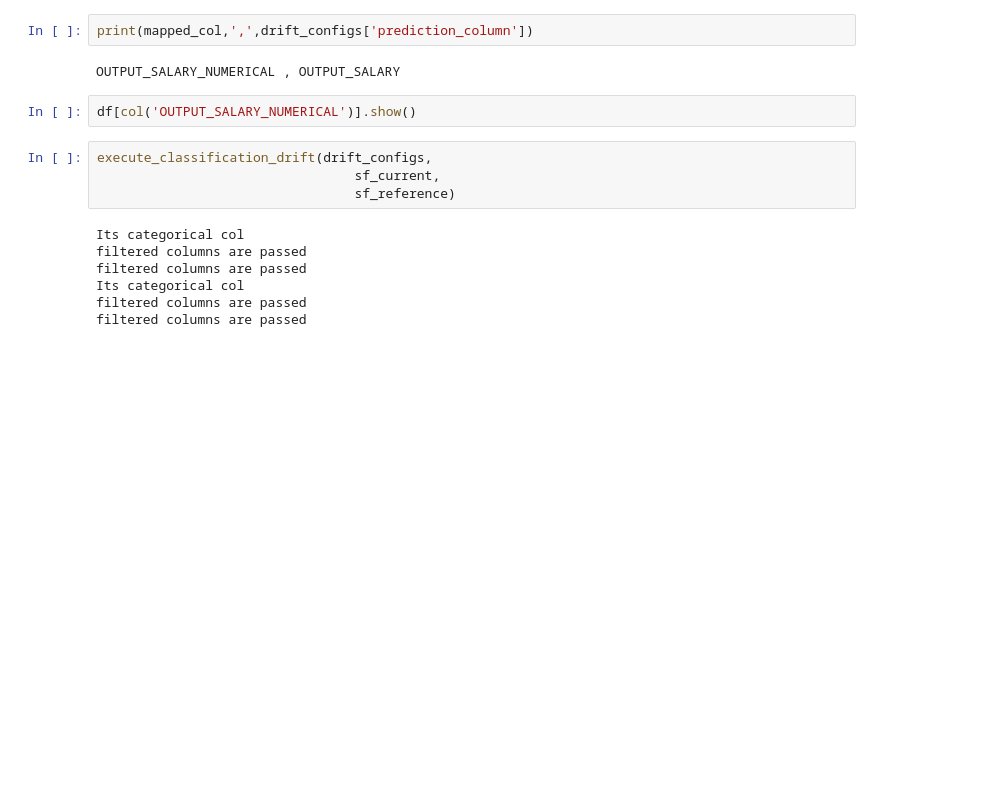
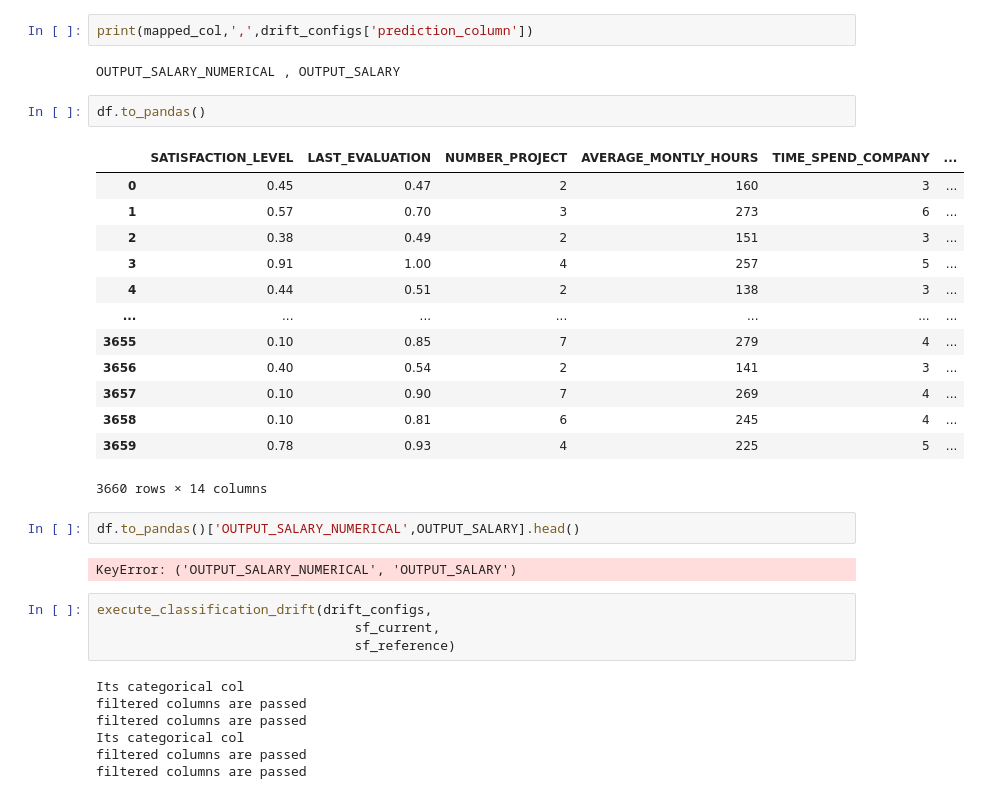
Before and after one commit to SunnyChugh99/Hack-the-code, a Jupyter notebook: snowflake_model_registration 2.ipynb, the cells around one changed output. Cells and saved outputs as stored; diff of their text form; blank space fills up the shorter version.

```diff
--- a/snowflake_model_registration 2.ipynb
+++ b/snowflake_model_registration 2.ipynb
@@ -138,8 +138,26 @@ filtered columns are passed
 print(mapped_col,',',drift_configs['prediction_column'])
 # %% [output]
 OUTPUT_SALARY_NUMERICAL , OUTPUT_SALARY
+# %%
+df.to_pandas()
+# %% [output]
+|  | SATISFACTION_LEVEL | LAST_EVALUATION | NUMBER_PROJECT | AVERAGE_MONTLY_HOURS | TIME_SPEND_COMPANY | ... |
+| 0 | 0.45 | 0.47 | 2 | 160 | 3 | ... |
+| 1 | 0.57 | 0.70 | 3 | 273 | 6 | ... |
+| 2 | 0.38 | 0.49 | 2 | 151 | 3 | ... |
+| 3 | 0.91 | 1.00 | 4 | 257 | 5 | ... |
+| 4 | 0.44 | 0.51 | 2 | 138 | 3 | ... |
+| ... | ... | ... | ... | ... | ... | ... |
+| 3655 | 0.10 | 0.85 | 7 | 279 | 4 | ... |
+| 3656 | 0.40 | 0.54 | 2 | 141 | 3 | ... |
+| 3657 | 0.10 | 0.90 | 7 | 269 | 4 | ... |
+| 3658 | 0.10 | 0.81 | 6 | 245 | 4 | ... |
+| 3659 | 0.78 | 0.93 | 4 | 225 | 5 | ... |
+3660 rows × 14 columns
 # %%
-df[col('OUTPUT_SALARY_NUMERICAL')].show()
+df.to_pandas()['OUTPUT_SALARY_NUMERICAL',OUTPUT_SALARY].head()
+# %% [output]
+KeyError: ('OUTPUT_SALARY_NUMERICAL', 'OUTPUT_SALARY')
 # %%
 execute_classification_drift(drift_configs,
                                  sf_current,
```
